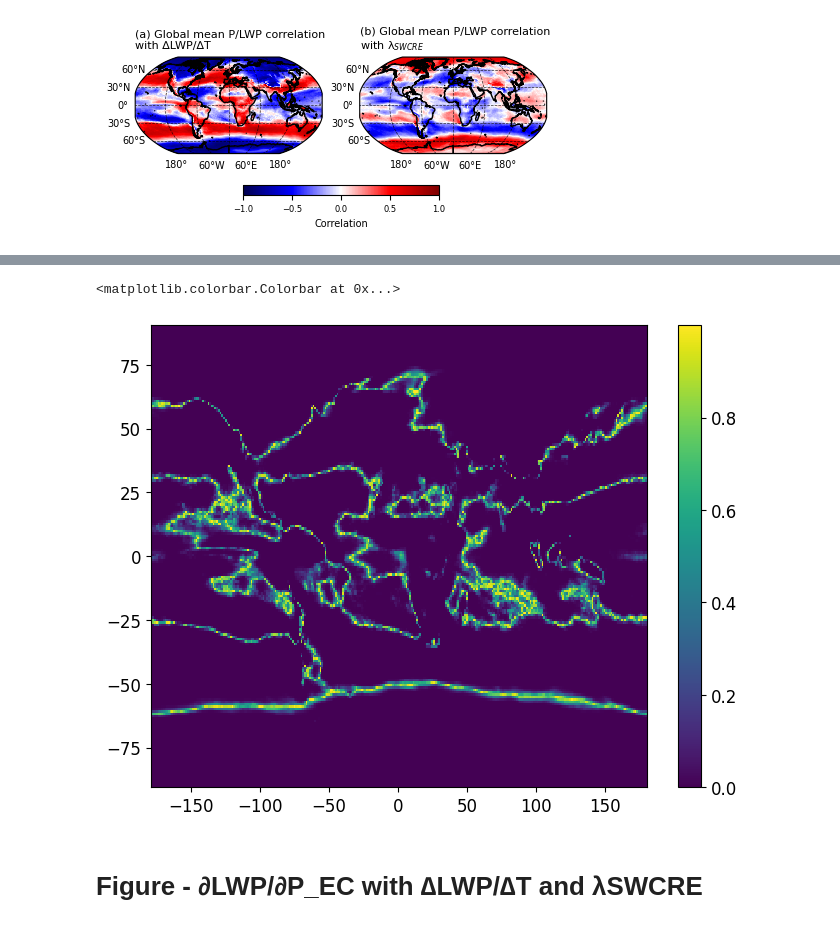
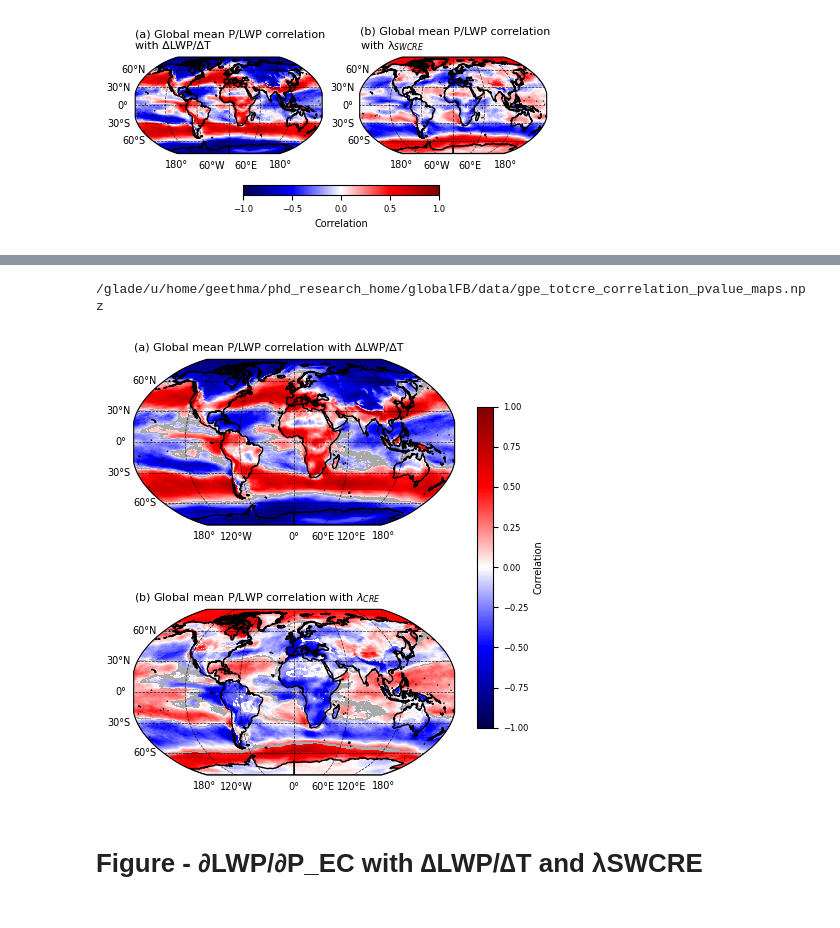
Before and after one commit to wgh-private/globalFB_precipeff, a Jupyter notebook: finalwork.ipynb, the cells around one changed output, grey strips where cells are left out. Saved outputs shown, nothing was run; the diff lists cells and outputs as text; code cells hidden in the pictures.

```diff
--- a/finalwork.ipynb
+++ b/finalwork.ipynb
@@ -38,6 +38,11 @@ label_fontsize = 7
 tick_fontsize = 6
 # %% [markdown]
 # data load
+# %%
+file = np.load('/glade/derecho/scratch/cisong/backup_FOR_wyom0124/variables_filtered/pe.npz')
+PE_g_mean = xr.DataArray(file['data'], dims=['runs'], coords={'runs':file['runs']})
+common_members = PE_g_mean.runs
+# PE_g_mean = PE_g_mean.sel(runs=common_members)  # [s-1]
 # %%
 var_list = ['dPE_maps_gol', 'dSWCREmap', 'dLWCREmap', 'dTSmap_gol', 'wvp_maps_ol', 'w500_maps_ol', 'dLWPmap_gol', 'pe_maps_ol']
 var_dict = {var: load_xarray(var) for var in var_list}
@@ -518,9 +447,70 @@ lon, lat, corr_00, pval_00, corr_01, pval_01 = (
-# %%
-plt.pcolormesh(lon, lat, pval_00)
-plt.colorbar()
-# %% [output]
-<matplotlib.colorbar.Colorbar at 0x...>
-[figure, removed]
+# %%
+### Plots with only the statistical significant for the correlations
+
+import cartopy.crs as ccrs
+import cartopy.feature as cfeature
+
+lat_sh = dLWP_g.lat.shape[0]
+lon_sh = dLWP_g.lon.shape[0]
+
+nums = [[0, 0], [0, 1]]
+title_num = ['(a) ', '(b) ']
+# statistical significance from Travis
+dir = '/glade/derecho/scratch/travisa/Statistical_testing_for_Geethma/'
+stipple = ['dPLWP_ddelLWP_statistical_test_0.3alph_1.nc', 'dPLWP_ddelCRE_statistical_test_0.3alph_1.nc']
+# correlations from my saved npz
+sdir = "/glade/u/home/geethma/phd_research_home/globalFB/data/gpe_totcre_correlation_pvalue_maps.npz"
+print(sdir)
+data = np.load(sdir)
+lon, lat, corr_00, pval_00, corr_01, pval_01 = (
+    data["lon"],  #longitude
+    data["lat"],  #latitude
+    data["correlation_0_0"],  #correlation of P/LWP with ∆LWP
+    data["pvalue_0_0"],  #p-value of P/LWP with ∆LWP
+    data["correlation_0_1"],  #correlation of P/LWP with λCRE
+    data["pvalue_0_1"],  #p-value of P/LWP with λCRE
+)
+corrlist = [corr_00, corr_01]
+
+# Create 1 row, 2 columns
+fig, axs = plt.subplots(2, 1, figsize=(4.49, 5), subplot_kw={'projection': ccrs.Robinson()}, constrained_layout=True)  # Adjusted height to maintain vertical layout: horizontal layout:(4.49, 2.8))
+
+for ax_n, ax in enumerate(axs.flat):
+    ax.set_facecolor("darkgrey")
+    g = nums[ax_n][0]
+    d = nums[ax_n][1]
+
+
+    correlation = corrlist[ax_n]
+    stipdata = xr.open_dataset(dir+stipple[ax_n])
+    stipcorr = stipdata['Wilks_binary']*correlation
+
+    cbar_img = ax.pcolormesh(lon, lat, stipcorr,
+                             transform=ccrs.PlateCarree(), cmap='seismic',
+                             vmin=-1, vmax=1)
+
+    ax.add_feature(cfeature.LAND, facecolor='white')
+    ax.add_feature(cfeature.GSHHSFeature(scale='auto', edgecolor='black'))
+    ax.set_extent([-180, 180, -90, 90], ccrs.PlateCarree())
+    ax.set_title(title_num[ax_n] + 'Global mean ' + grad_name[g] + ' correlation with ' + dVar_name[d],
+                 fontsize=title_fontsize, loc='left')
+    gl = ax.gridlines(draw_labels=True, linewidth=0.5, color='black', alpha=0.8, linestyle='--')
+    gl.top_labels = False
+    gl.right_labels = False
+    gl.xlabel_style = {'fontsize': label_fontsize}  # optional: set label font size
+    gl.ylabel_style = {'fontsize': label_fontsize}
+
+# Single horizontal colorbar below
+cbar = fig.colorbar(cbar_img, ax=axs, orientation='vertical', fraction=0.05, pad=0.07)
+cbar.set_label('Correlation', fontsize=label_fontsize)
+cbar.ax.tick_params(labelsize=tick_fontsize)
+
+plt.savefig('final_figures/gPE_∆CRE_∆LWP_correlation_statistical.png',
+            bbox_inches='tight', facecolor='white', dpi=600)
+plt.show()
+# %% [output]
+/glade/u/home/geethma/phd_research_home/globalFB/data/gpe_totcre_correlation_pvalue_maps.npz
+[figure, added]
 # %% [markdown]
 # Figure - ∂LWP/∂P_EC with ∆LWP/∆T and λSWCRE
 # %%
```
Also changed, not shown: parts of 20 cells of this notebook.
